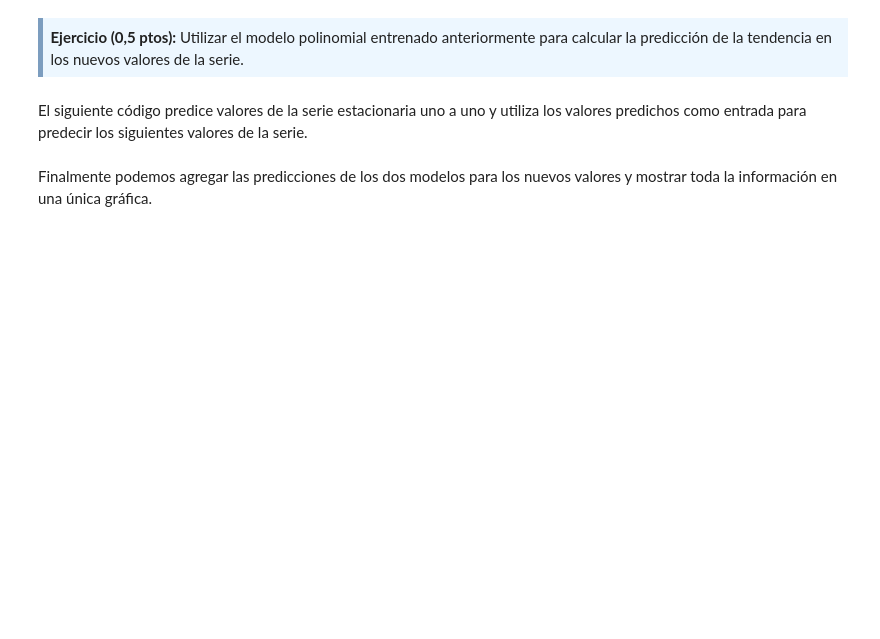
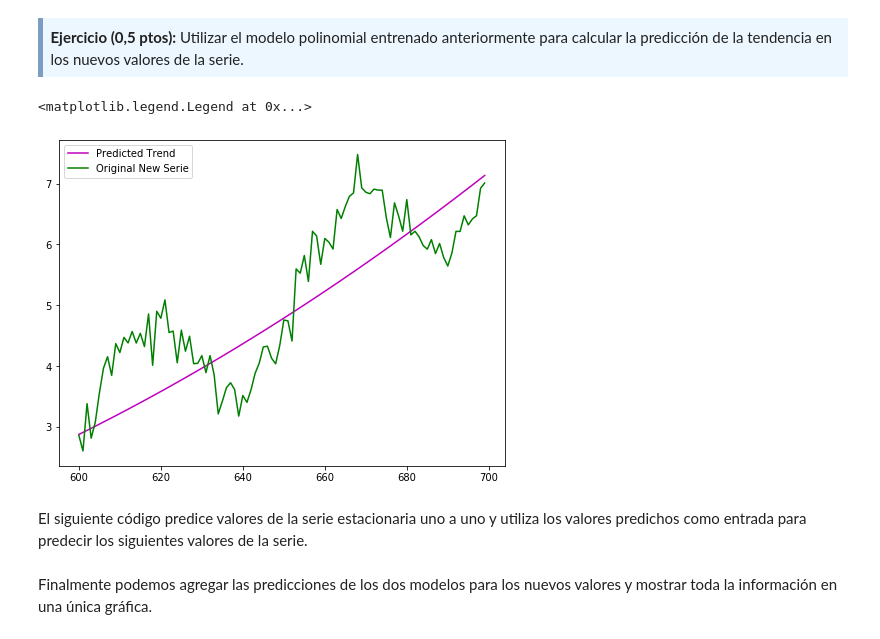
Before and after one commit to fernandoabcampos/deep-learning, a Jupyter notebook: PEC3/20182_M2.875_PEC3-Enunciado.ipynb, the cells around one changed output. Cells and saved outputs as stored; diff of their text form; code cells hidden in the pictures; blank space fills up the shorter version.

```diff
--- a/PEC3/20182_M2.875_PEC3-Enunciado.ipynb
+++ b/PEC3/20182_M2.875_PEC3-Enunciado.ipynb
@@ -314,6 +316,20 @@ plt.show()
 <div style="background-color: #EDF7FF; border-color: #7C9DBF; border-left: 5px solid #7C9DBF; padding: 0.5em;">
 <strong>Ejercicio (0,5 ptos):</strong> Utilizar el modelo polinomial entrenado anteriormente para calcular la predicción de la tendencia en los nuevos valores de la serie.
 </div>
+# %%
+new_x_poly = polynomial_features.fit_transform(idx_new.reshape(-1,1))
+pred_tendencia = model_poly.predict(new_x_poly)
+
+
+sorted_zip = sorted(zip(idx_new, pred_tendencia), key=sort_axis)
+new_x, pred_tendencia = zip(*sorted_zip)
+plt.plot(idx_new, pred_tendencia, color='m', label="Predicted Trend")
+plt.plot(idx_new, serie_new, color='g', label="Original New Serie")
+
+plt.legend()
+# %% [output]
+<matplotlib.legend.Legend at 0x...>
+[figure, added]
 # %% [markdown]
 El siguiente código predice valores de la serie estacionaria uno a uno y utiliza los valores predichos como entrada para predecir los siguientes valores de la serie.
 # %%
```
Also changed, not shown: parts of 4 cells of this notebook.
